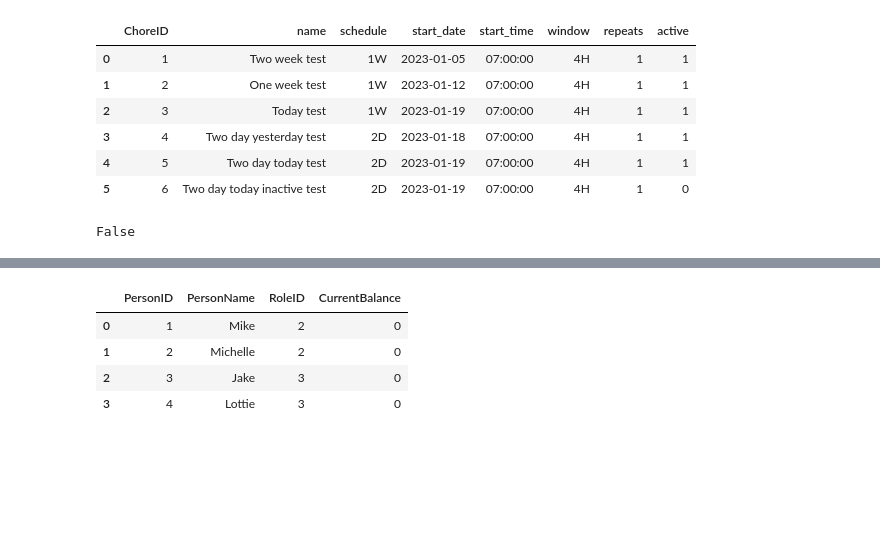
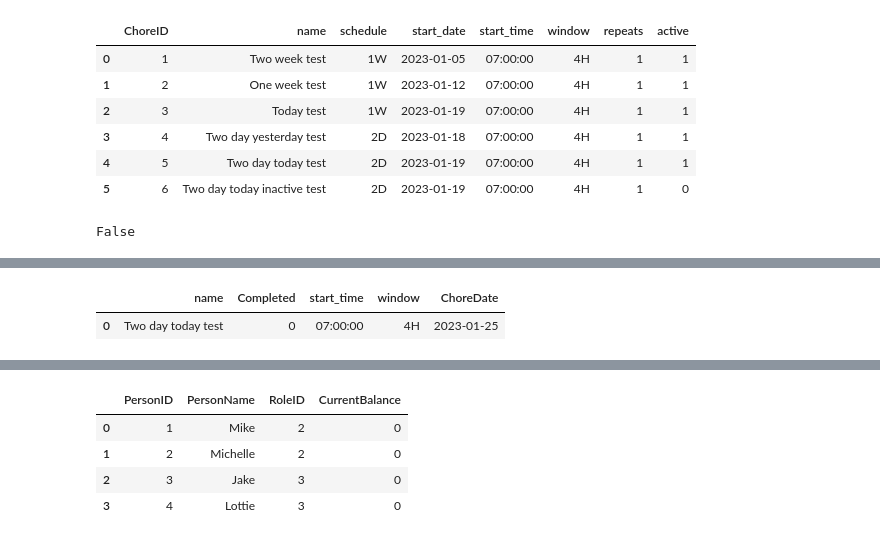
Before and after one commit to gorbynet/ChoreTracker, a Jupyter notebook: ChoreTrackerDevelopment.ipynb, the cells around one changed output, grey strips where cells are left out. Drawn from its saved outputs; the diff is of its cells as text; code cells hidden in the pictures; blank space fills up the shorter version.

```diff
--- a/ChoreTrackerDevelopment.ipynb
+++ b/ChoreTrackerDevelopment.ipynb
@@ -342,0 +378,22 @@ get_chore_instances()
+# %%
+
+chore_date='2023-01-25'
+query_db(f"""
+        select c.name, i.Completed, c.start_time, c.window, i.ChoreDate -- i.*, c.*
+        from
+        choreinstances as i
+        join
+        choreresponsibilities as r
+        on i.ChoreId = r.CHoreId
+        join
+        chores as c
+        on c.choreid = i.choreid
+        join
+        people as p
+        on r.PersonId = p.PersonId
+        where i.ChoreDate='{chore_date}'
+        and p.PersonId=4
+    """)
+# %% [output]
+|  | name | Completed | start_time | window | ChoreDate |
+| 0 | Two day today test | 0 | 07:00:00 | 4H | 2023-01-25 |
```
Also changed, not shown: parts of 20 cells of this notebook, 11 other files.
